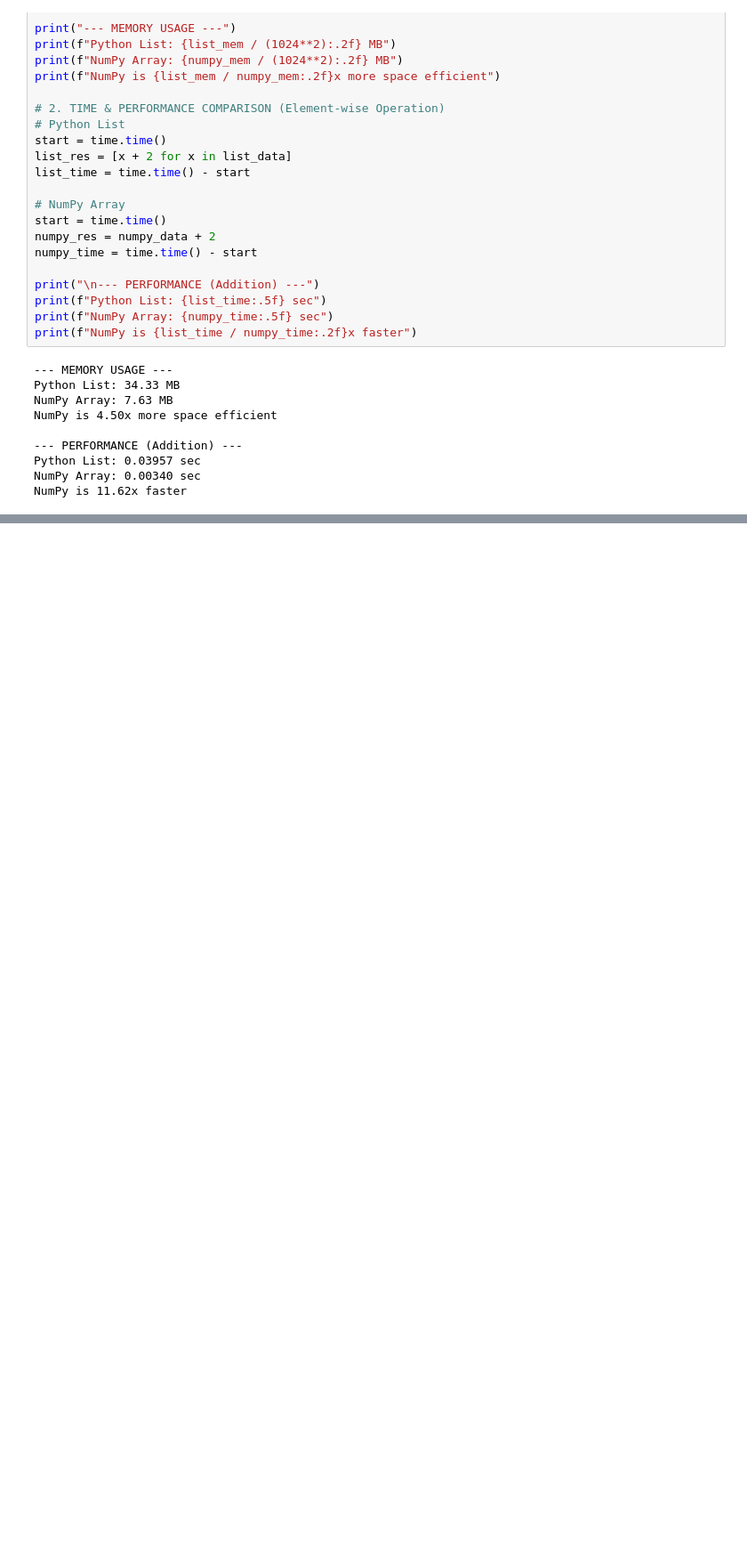
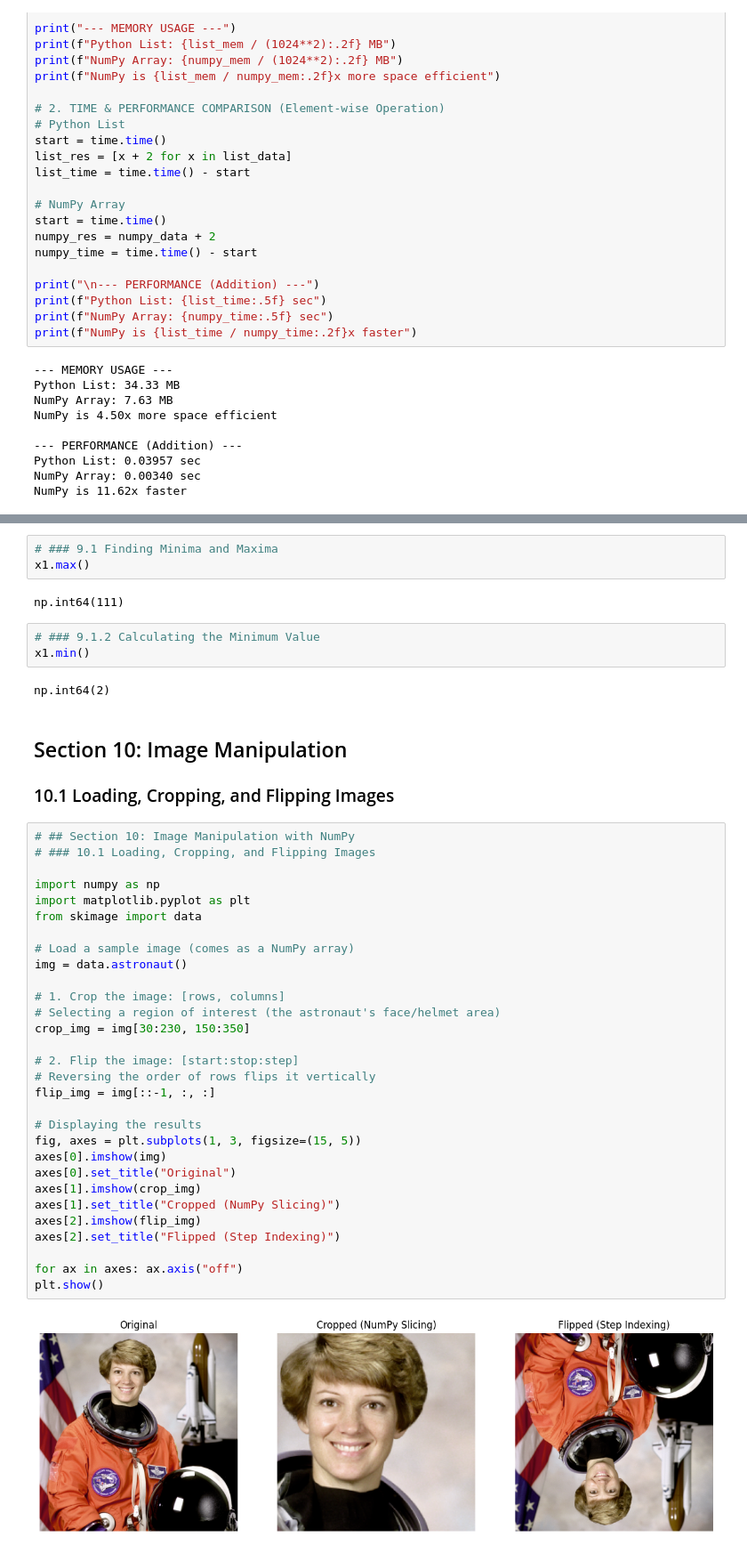
Before and after one commit to Pheonix1795/MDS_LAB, a Jupyter notebook: MDS_WEEK1.ipynb, the cells around one changed output, grey strips where cells are left out. Shown at 89% size. Cells and saved outputs as stored; diff of their text form; blank space fills up the shorter version.

```diff
--- a/MDS_WEEK1.ipynb
+++ b/MDS_WEEK1.ipynb
@@ -358,0 +563,45 @@ np.int64(2)
+# %%
+# ### 9.1 Finding Minima and Maxima
+x1.max()
+# %% [output]
+np.int64(111)
+# %%
+# ### 9.1.2 Calculating the Minimum Value
+x1.min()
+# %% [output]
+np.int64(2)
+# %% [markdown]
+## Section 10: Image Manipulation
+### 10.1 Loading, Cropping, and Flipping Images
+# %%
+# ## Section 10: Image Manipulation with NumPy
+# ### 10.1 Loading, Cropping, and Flipping Images
+
+import numpy as np
+import matplotlib.pyplot as plt
+from skimage import data
+
+# Load a sample image (comes as a NumPy array)
+img = data.astronaut()
+
+# 1. Crop the image: [rows, columns]
+# Selecting a region of interest (the astronaut's face/helmet area)
+crop_img = img[30:230, 150:350]
+
+# 2. Flip the image: [start:stop:step]
+# Reversing the order of rows flips it vertically
+flip_img = img[::-1, :, :]
+
+# Displaying the results
+fig, axes = plt.subplots(1, 3, figsize=(15, 5))
+axes[0].imshow(img)
+axes[0].set_title("Original")
+axes[1].imshow(crop_img)
+axes[1].set_title("Cropped (NumPy Slicing)")
+axes[2].imshow(flip_img)
+axes[2].set_title("Flipped (Step Indexing)")
+
+for ax in axes: ax.axis("off")
+plt.show()
+# %% [output]
+[figure, added]
```
Also changed, not shown: parts of 97 cells of this notebook.
